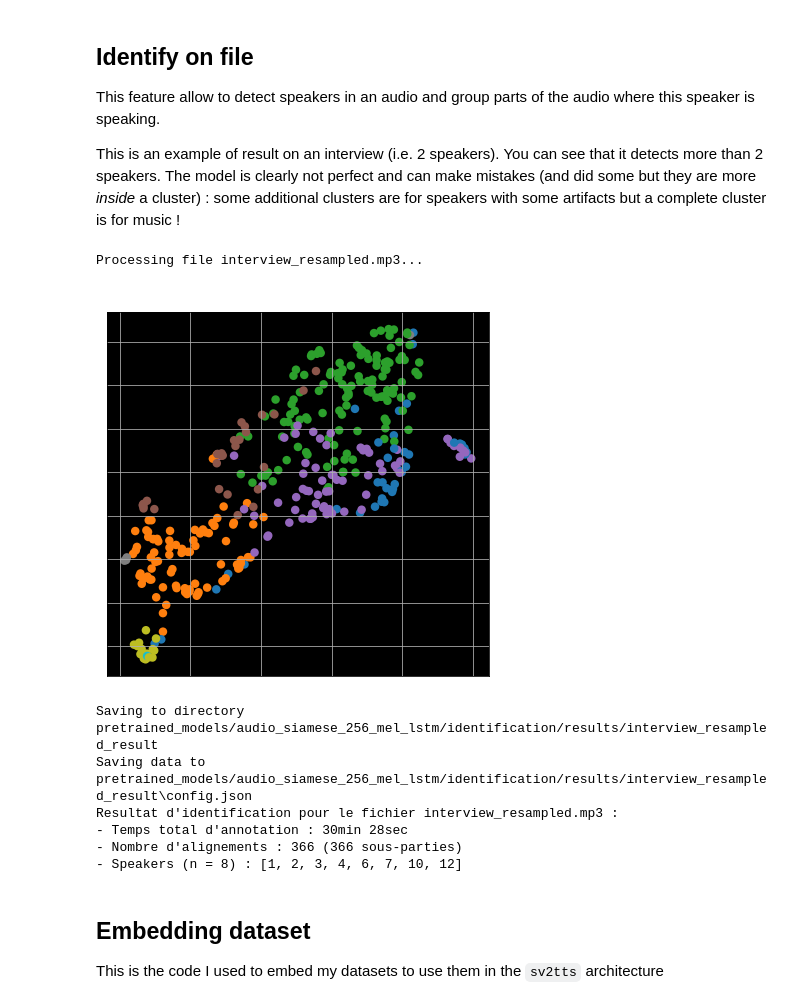
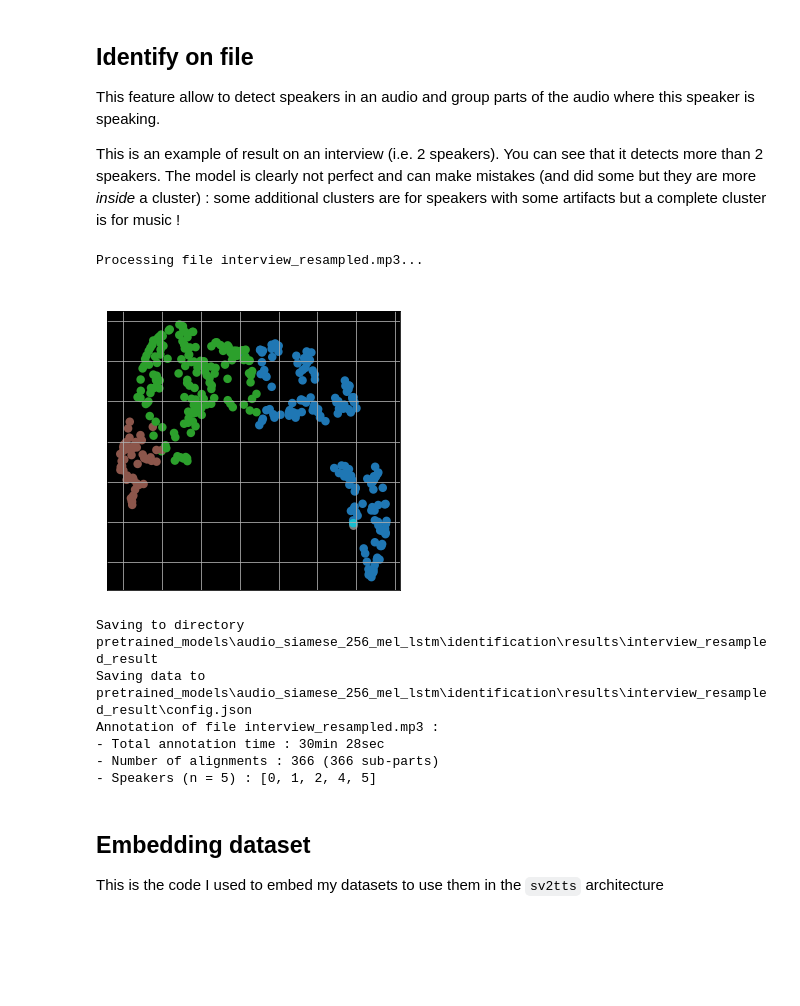
Before and after one commit to yui-mhcp/siamese_networks, a Jupyter notebook: example_audio_siamese.ipynb, the cells around one changed output. Saved outputs shown, nothing was run; the diff lists cells and outputs as text; code cells hidden in the pictures; blank space fills up the shorter version.

Commit message:
update data_processing

```diff
--- a/example_audio_siamese.ipynb
+++ b/example_audio_siamese.ipynb
@@ -326,24 +326,24 @@ This feature allow to detect speakers in an audio and group parts of the audio w
 This is an example of result on an interview (i.e. 2 speakers). You can see that it detects more than 2 speakers.
 The model is clearly not perfect and can make mistakes (and did some but they are more *inside* a cluster) : some additional clusters are for speakers with some artifacts but a complete cluster is for music !
 # %%
-filename = 'interview.mp3'
+filename = 'interview_resampled.mp3'
 
 result = model.identify(
     filename, step = 5., threshold = 0.7, min_threshold = 0.5, show = True, overwrite = True,
     should_combine = False, min_cluster_size = 0, fusion_threshold = 2.
 )[0]
 
 print(result)
 #result.set_names()
 # %% [output]
 Processing file interview_resampled.mp3...
-[figure, old version]
+[figure, new version]
-Saving to directory pretrained_models/audio_siamese_256_mel_lstm/identification/results/interview_resampled_result
-Saving data to pretrained_models/audio_siamese_256_mel_lstm/identification/results/interview_resampled_result\config.json
-Resultat d'identification pour le fichier interview_resampled.mp3 :
-- Temps total d'annotation : 30min 28sec
-- Nombre d'alignements : 366 (366 sous-parties)
-- Speakers (n = 8) : [1, 2, 3, 4, 6, 7, 10, 12]
+Saving to directory pretrained_models\audio_siamese_256_mel_lstm\identification\results\interview_resampled_result
+Saving data to pretrained_models\audio_siamese_256_mel_lstm\identification\results\interview_resampled_result\config.json
+Annotation of file interview_resampled.mp3 :
+- Total annotation time : 30min 28sec
+- Number of alignments : 366 (366 sub-parts)
+- Speakers (n = 5) : [0, 1, 2, 4, 5]
 # %%
 result.set_names()
 # %% [markdown]
```
Also changed, not shown: parts of 4 cells of this notebook, 57 other files.
